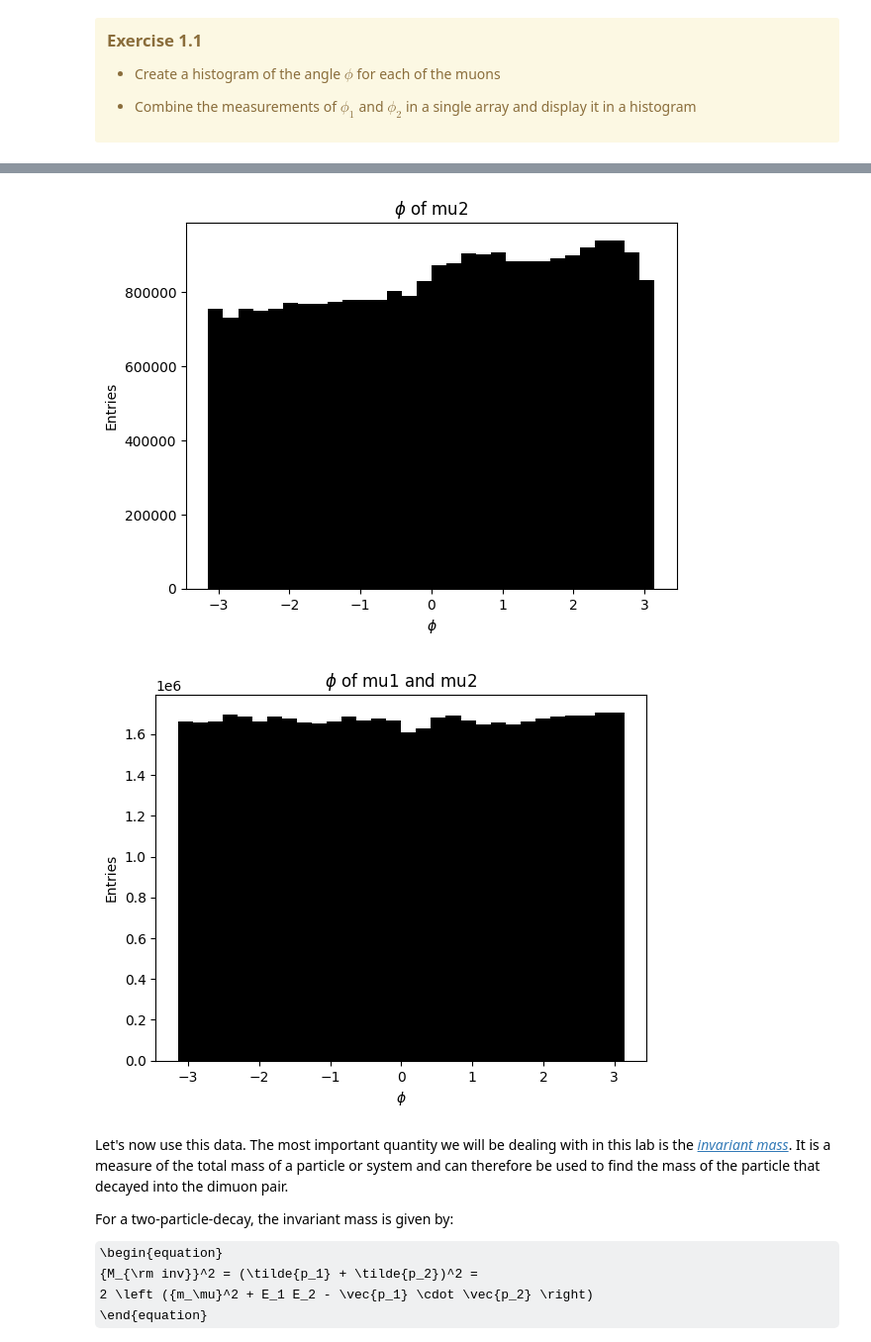
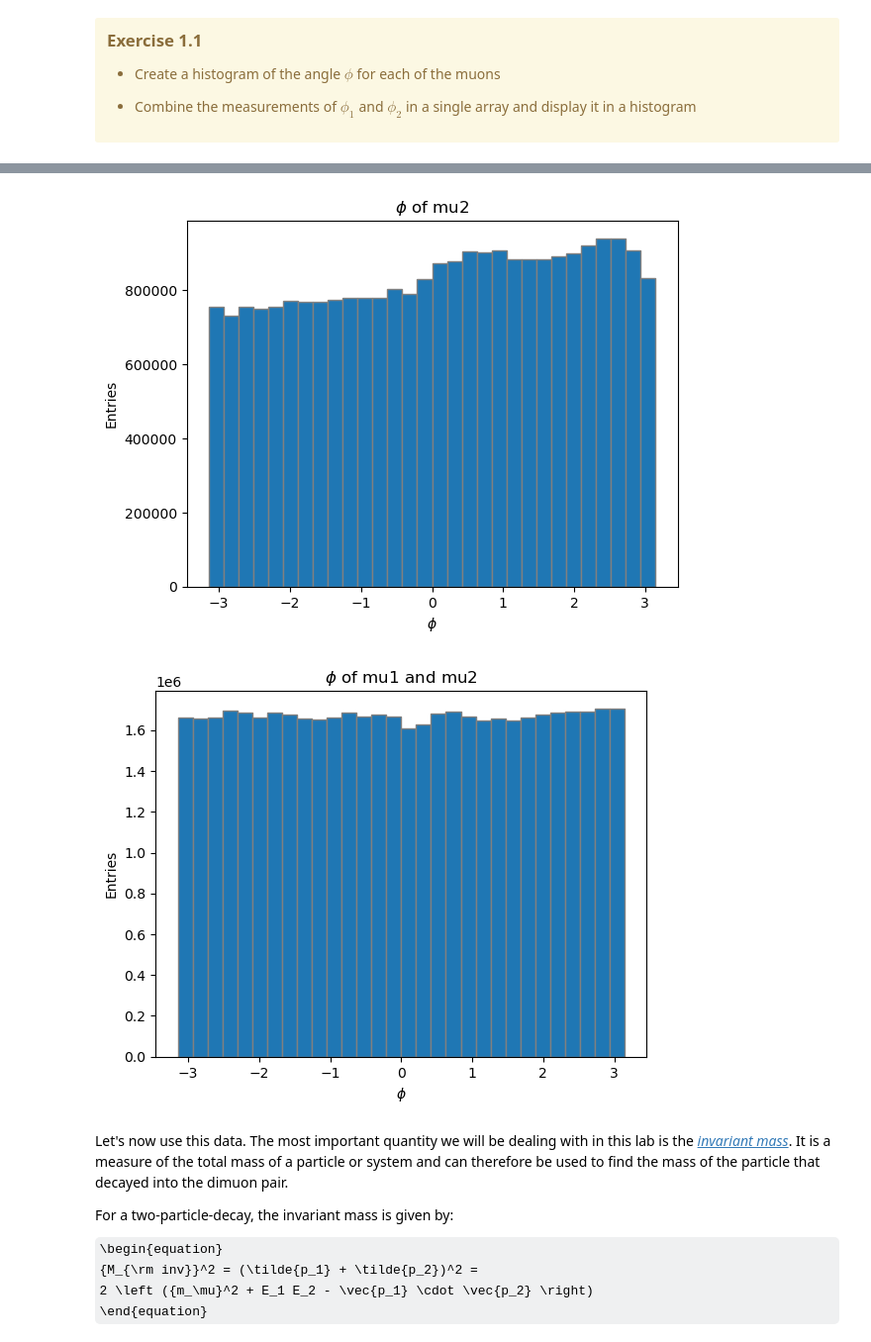
Before and after one commit to PhilipBarthelmae/zlab, a Jupyter notebook: ZExerciseMaster.ipynb, the cells around one changed output, grey strips where cells are left out. Shown at 99% size. Cells and saved outputs as stored; diff of their text form; code cells hidden in the pictures; some formulas as TeX source.

```diff
--- a/ZExerciseMaster.ipynb
+++ b/ZExerciseMaster.ipynb
@@ -143,6 +141,9 @@ Let's start by loading the dataset:
 # read data
 data = pd.read_csv('Run2012BC_DoubleMuons_prefiltered.zip', compression='zip',header=[0,1])
 
+#remove columns not neccesary for this course
+data.drop(['dxy', 'dz', 'Iso3'], axis=1,level = 1, inplace=True)
+
 #display the data
 data
 # %% [output]
@@ -221,19 +224,19 @@ array([34.670677, 10.619157, 11.469824, ..., 37.1377  , 17.250345,
 - Combine the measurements of $\phi_1$ and $\phi_2$ in a single array and display it in a histogram
 </div>
 # %%
-plt.hist(data.mu1.phi, bins = 30, color = "black")
+plt.hist(data.mu1.phi, bins = 30, ec = "grey")
 plt.title("$\phi$ of mu1")
 plt.xlabel("$\phi$")
 plt.ylabel("Entries")
 plt.show()
 
-plt.hist(data.mu2.phi, bins = 30, color = "black")
+plt.hist(data.mu2.phi, bins = 30, ec = "grey")
 plt.title("$\phi$ of mu2")
 plt.xlabel("$\phi$")
 plt.ylabel("Entries")
 plt.show()
 
-plt.hist(np.concatenate((data.mu2.phi,data.mu1.phi)), bins = 30, color = "black")
+plt.hist(np.concatenate((data.mu2.phi,data.mu1.phi)), bins = 30, ec = "grey")
 plt.title("$\phi$ of mu1 and mu2")
 plt.xlabel("$\phi$")
 plt.ylabel("Entries")
@@ -244,5 +246,5 @@ plt.show()
-[figure, old version]
+[figure, new version]
-[figure, old version]
+[figure, new version]
 # %% [markdown]
 Let's now use this data. The most important quantity we will be dealing with in this lab is the [*invariant mass*](https://en.wikipedia.org/wiki/Invariant_mass). It is a measure of the total mass of a particle or system and can therefore be used to find the mass of the particle that decayed into the dimuon pair.
 
```
Also changed, not shown: parts of 47 cells of this notebook.
